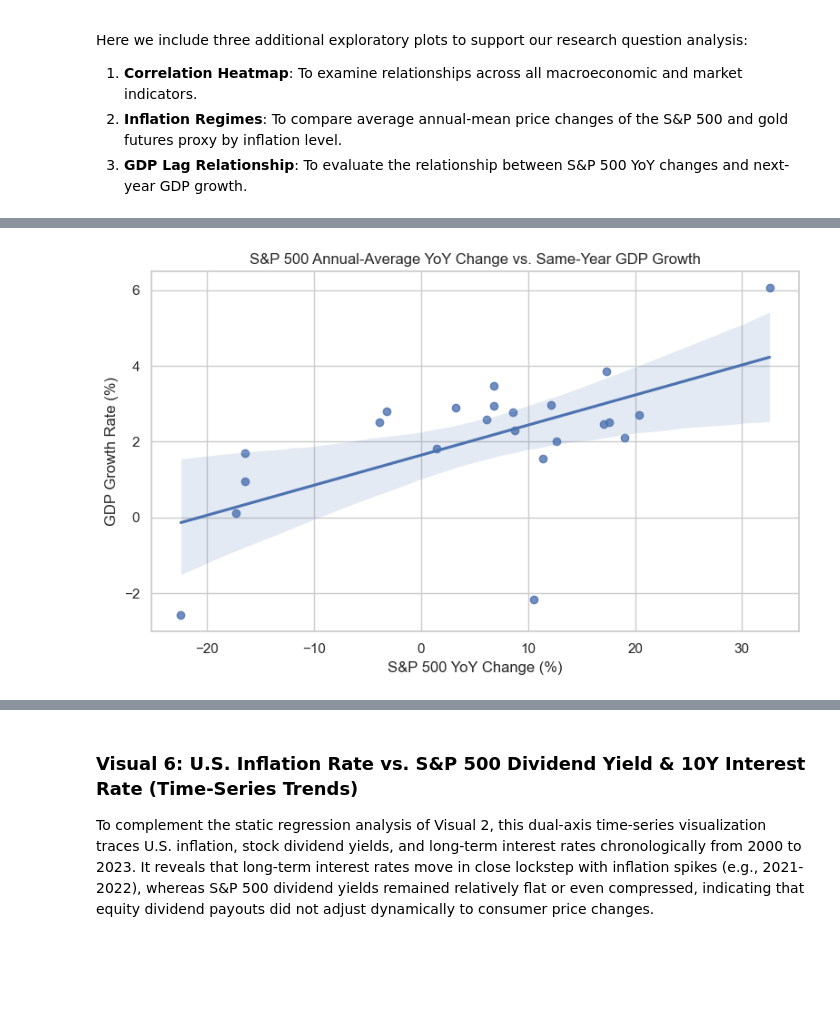
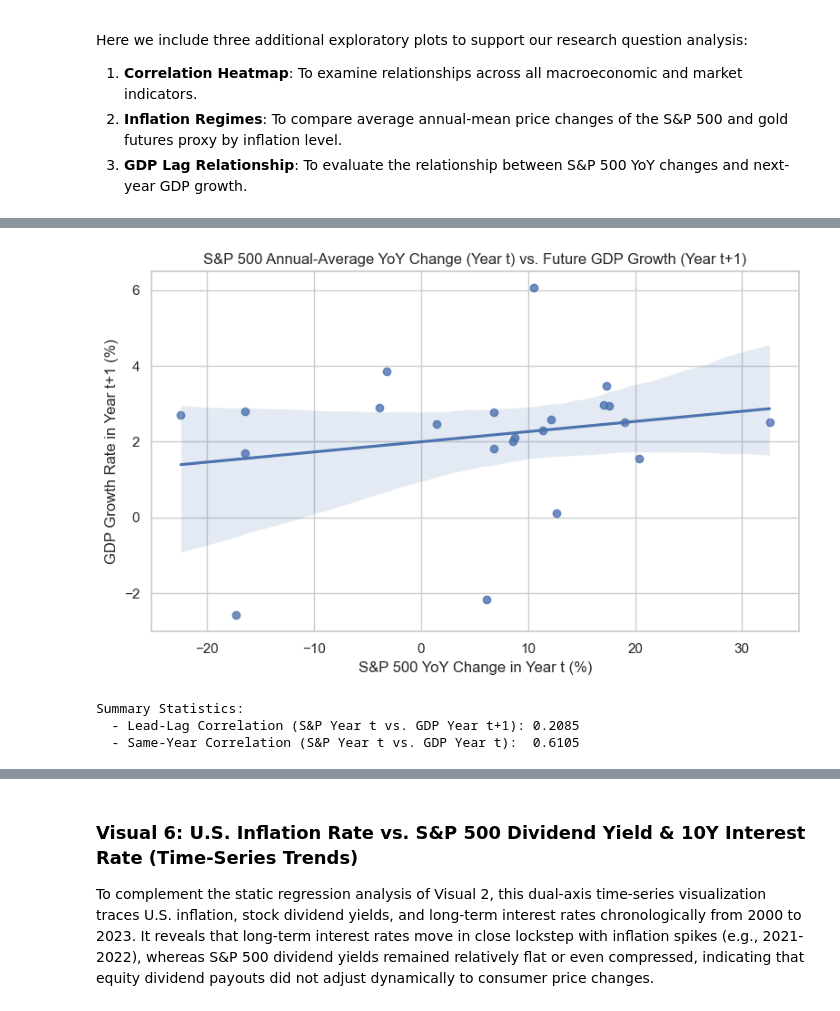
Before and after one commit to luisjfeliu/data-analysis-wrangling-macro-stocks, a Jupyter notebook: Data_Wrangling_Project_Starter.ipynb, the cells around one changed output, grey strips where cells are left out. Drawn from its saved outputs; the diff is of its cells as text; code cells hidden in the pictures; blank space fills up the shorter version.

```diff
--- a/Data_Wrangling_Project_Starter.ipynb
+++ b/Data_Wrangling_Project_Starter.ipynb
@@ -486,6 +486,7 @@ df_merged["cape_yield_minus_10y_yield"] = df_merged["cape_yield"] - df_merged["L
 df_merged["dividend_yield"] = (df_merged["Dividend"] / df_merged["SP500"]) * 100
 df_merged["sp500_annual_avg_yoy_change"] = df_merged["SP500"].pct_change() * 100
 df_merged["gold_annual_avg_yoy_change"] = df_merged["gold_close"].pct_change() * 100
+df_merged.loc[df_merged["Year"] <= 2001, "gold_annual_avg_yoy_change"] = np.nan
 df_merged["gdp_growth_lag1"] = df_merged["gdp_growth"].shift(1)
 
 # Save clean datasets to disk
@@ -621,13 +671,26 @@ plt.show()
 # %%
-# Visual 5: S&P 500 YoY Change vs Same-Year GDP Growth
-lag_data = df_merged.dropna(subset=["sp500_annual_avg_yoy_change", "gdp_growth"]).copy()
+# Visual 5: S&P 500 YoY Change (Year t) vs. Future GDP Growth (Year t+1)
+df_lead = df_merged.copy()
+df_lead["gdp_growth_lead1"] = df_lead["gdp_growth"].shift(-1)
+lag_data = df_lead.dropna(subset=["sp500_annual_avg_yoy_change", "gdp_growth_lead1"]).copy()
+
 plt.figure(figsize=(8, 5))
-sns.regplot(data=lag_data, x="sp500_annual_avg_yoy_change", y="gdp_growth")
-plt.title("S&P 500 Annual-Average YoY Change vs. Same-Year GDP Growth")
-plt.xlabel("S&P 500 YoY Change (%)")
-plt.ylabel("GDP Growth Rate (%)")
+sns.regplot(data=lag_data, x="sp500_annual_avg_yoy_change", y="gdp_growth_lead1")
+plt.title("S&P 500 Annual-Average YoY Change (Year t) vs. Future GDP Growth (Year t+1)")
+plt.xlabel("S&P 500 YoY Change in Year t (%)")
+plt.ylabel("GDP Growth Rate in Year t+1 (%)")
 plt.tight_layout()
 plt.savefig(IMAGE_DIR / "visual5_lagged_lead_gdp.png", dpi=150)
 plt.show()
+
+# Print lead-lag correlation coefficient
+lead_corr = lag_data["sp500_annual_avg_yoy_change"].corr(lag_data["gdp_growth_lead1"])
+same_corr = df_merged["sp500_annual_avg_yoy_change"].corr(df_merged["gdp_growth"])
+print("Summary Statistics:")
+print(f"  - Lead-Lag Correlation (S&P Year t vs. GDP Year t+1): {lead_corr:.4f}")
+print(f"  - Same-Year Correlation (S&P Year t vs. GDP Year t):  {same_corr:.4f}")
 # %% [output]
-[figure, old version]
+[figure, new version]
+Summary Statistics:
+  - Lead-Lag Correlation (S&P Year t vs. GDP Year t+1): 0.2085
+  - Same-Year Correlation (S&P Year t vs. GDP Year t):  0.6105
```
Also changed, not shown: parts of 12 cells of this notebook, 11 other files.
